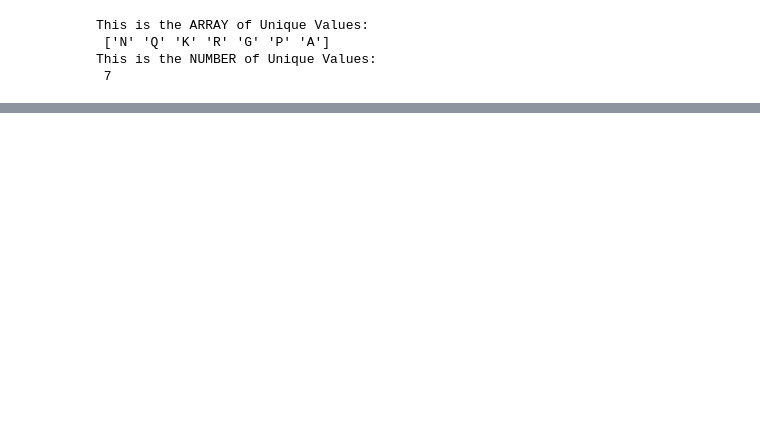
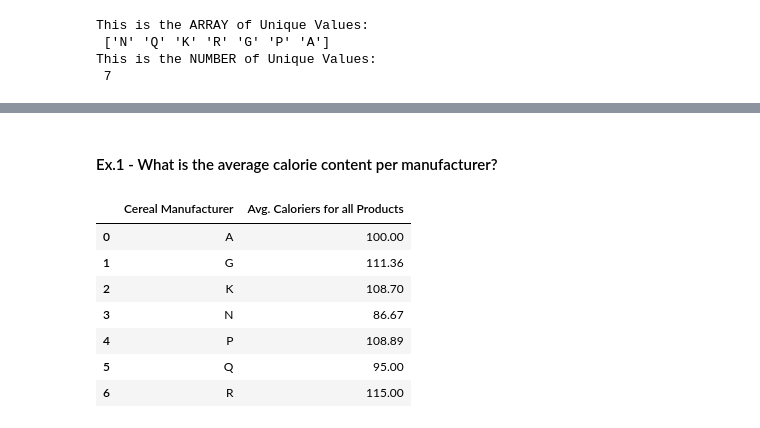
Before and after one commit to B-Treftz/Data-Manipulation-Notes, a Jupyter notebook: Data_Manipulation_Cheat_Sheet.ipynb, the cells around one changed output, grey strips where cells are left out. Saved outputs shown, nothing was run; the diff lists cells and outputs as text; code cells hidden in the pictures; blank space fills up the shorter version.

```diff
--- a/Data_Manipulation_Cheat_Sheet.ipynb
+++ b/Data_Manipulation_Cheat_Sheet.ipynb
@@ -101,0 +168,32 @@ dfc_2
+# %% [markdown]
+#### Ex.1 - What is the average calorie content per manufacturer?
+# %%
+# Index: mfr
+# Values: calories
+# Aggregation Function: mean
+
+# Create pivot table
+avg_cal = pd.pivot_table(dfc,
+                         values='calories',
+                         index='mfr',
+                         aggfunc=lambda x: round(x.mean(), 2) # Formats the mean
+                         ).reset_index()                      # to 2 decimals
+                          # reset_index() creates a new index
+                          # and "mfr" becomes a regular column.
+
+# Rename columns to better descriptors
+avg_cal.rename(columns={'mfr':'Cereal Manufacturer',
+                                'calories':'Avg. Caloriers for all Products'
+                                }, inplace=True)
+
+# Display output
+avg_cal
+# %% [output]
+|  | Cereal Manufacturer | Avg. Caloriers for all Products |
+| 0 | A | 100.00 |
+| 1 | G | 111.36 |
+| 2 | K | 108.70 |
+| 3 | N | 86.67 |
+| 4 | P | 108.89 |
+| 5 | Q | 95.00 |
+| 6 | R | 115.00 |
```
Also changed, not shown: parts of 22 cells of this notebook.
